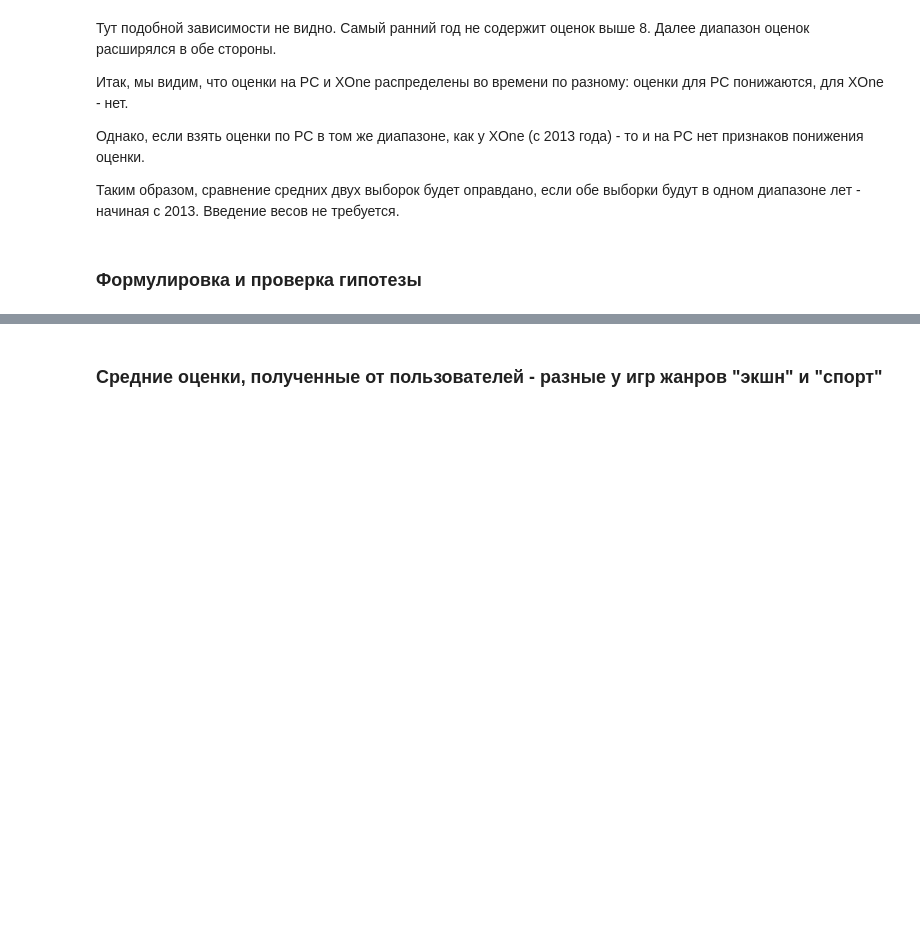
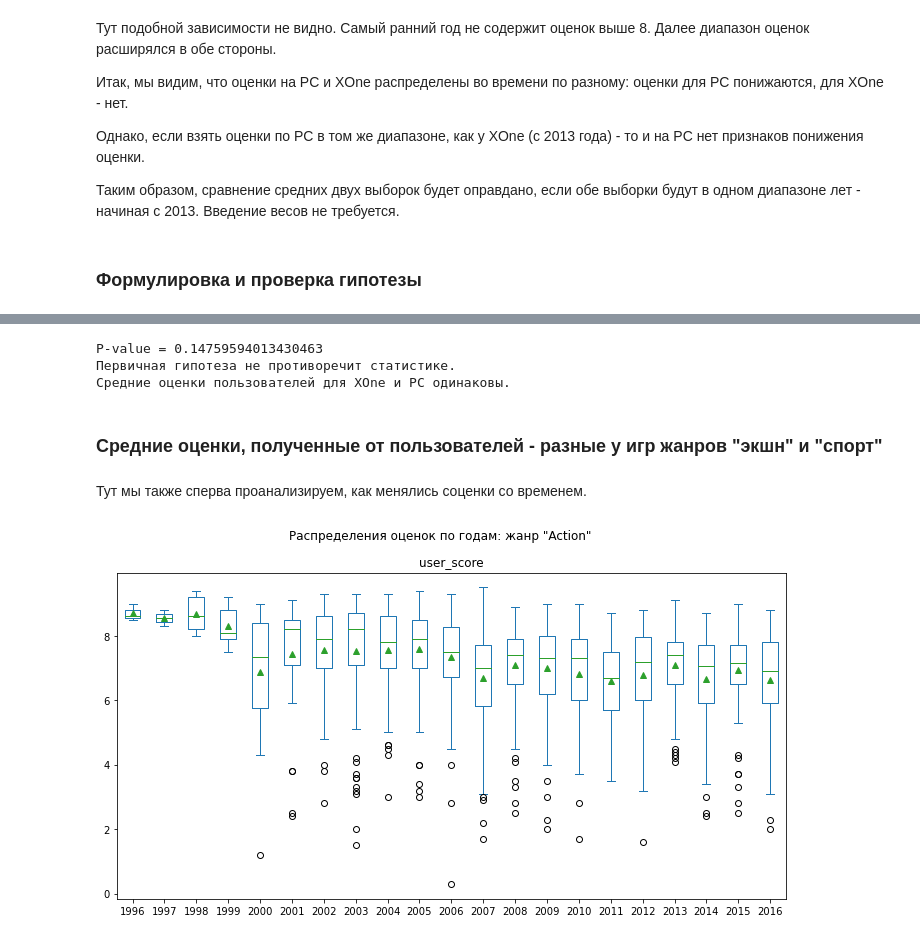
Before and after one commit to okeangel/da_portfolio, a Jupyter notebook: portfolio/week_10_combined/game_store_v1.ipynb, the cells around one changed output, grey strips where cells are left out. Saved outputs shown, nothing was run; the diff lists cells and outputs as text; code cells hidden in the pictures; blank space fills up the shorter version.

```diff
--- a/portfolio/week_10_combined/game_store_v1.ipynb
+++ b/portfolio/week_10_combined/game_store_v1.ipynb
@@ -940,2 +805,30 @@ xone_games = games[(games['platform'] == "XOne") & (games['year_of_release'] > 2
+# %%
+alpha = 0.001
+
+_, pvalue = st.ttest_ind(
+    xone_games['user_score'].dropna(),  # если не убирать NaN -
+    pc_games['user_score'].dropna(),    # функция вернёт NaN
+    equal_var=False
+)
+print('P-value =', pvalue)
+if pvalue < alpha:
+    print(f'Первичная гипотеза опровергается статистикой.')
+    print(f'Средние оценки пользователей для XOne и PC - различны.')
+else:
+    print(f'Первичная гипотеза не противоречит статистике.')
+    print(f'Средние оценки пользователей для XOne и PC одинаковы.')
+# %% [output]
+P-value = 0.14759594013430463
+Первичная гипотеза не противоречит статистике.
+Средние оценки пользователей для XOne и PC одинаковы.
 # %% [markdown]
 ### Средние оценки, полученные от пользователей - разные у игр жанров "экшн" и "спорт"
+# %% [markdown]
+Тут мы также сперва проанализируем, как менялись соценки со временем.
+# %%
+games[(games['genre'] == 'Action') & (games['year_of_release'] > 1995)].plot(
+    kind='box', by='year_of_release', column='user_score', figsize=FIGSIZE,  showmeans=True,
+    title='Распределения оценок по годам: жанр "Action"'
+); plt.show()
+# %% [output]
+[figure, added]
```
Also changed, not shown: parts of 21 cells of this notebook.
